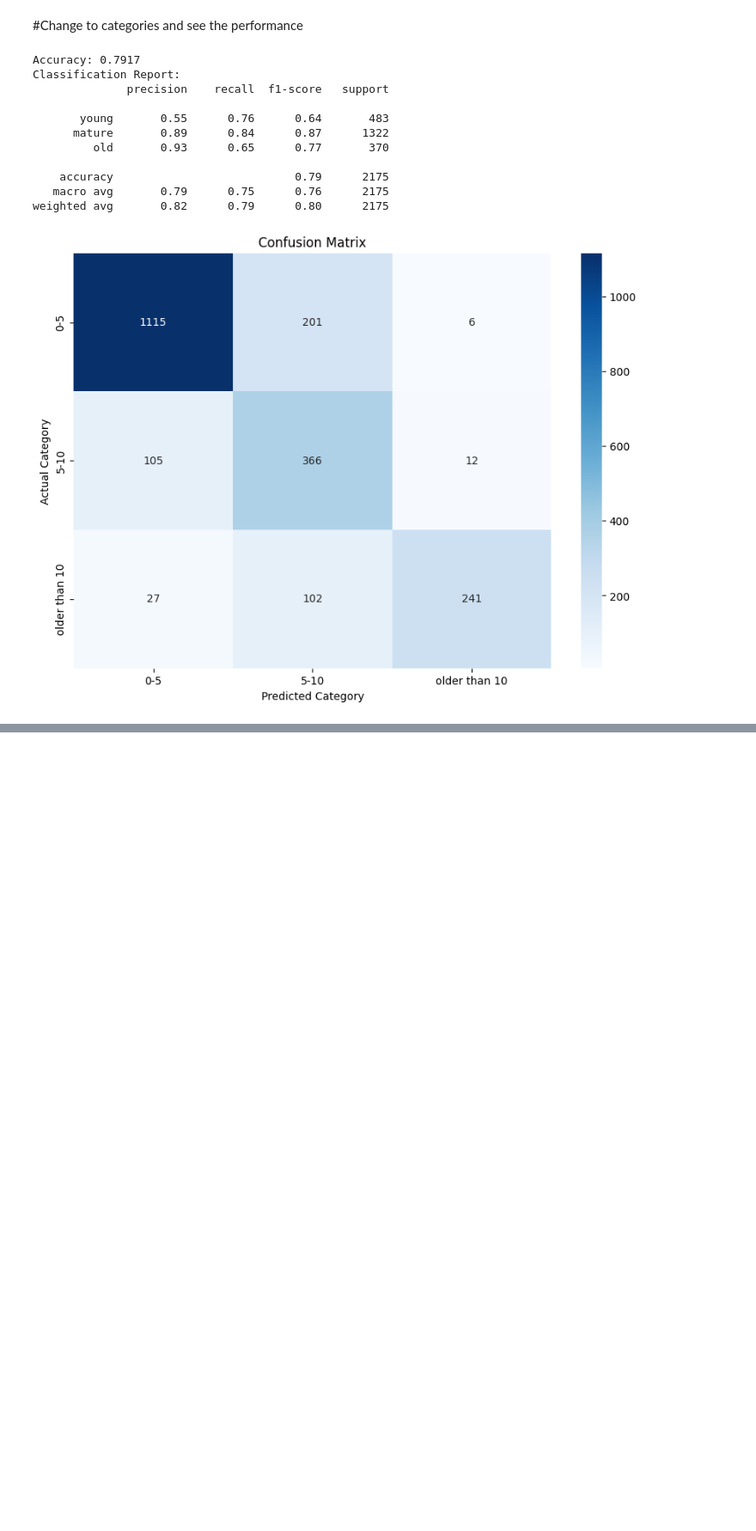
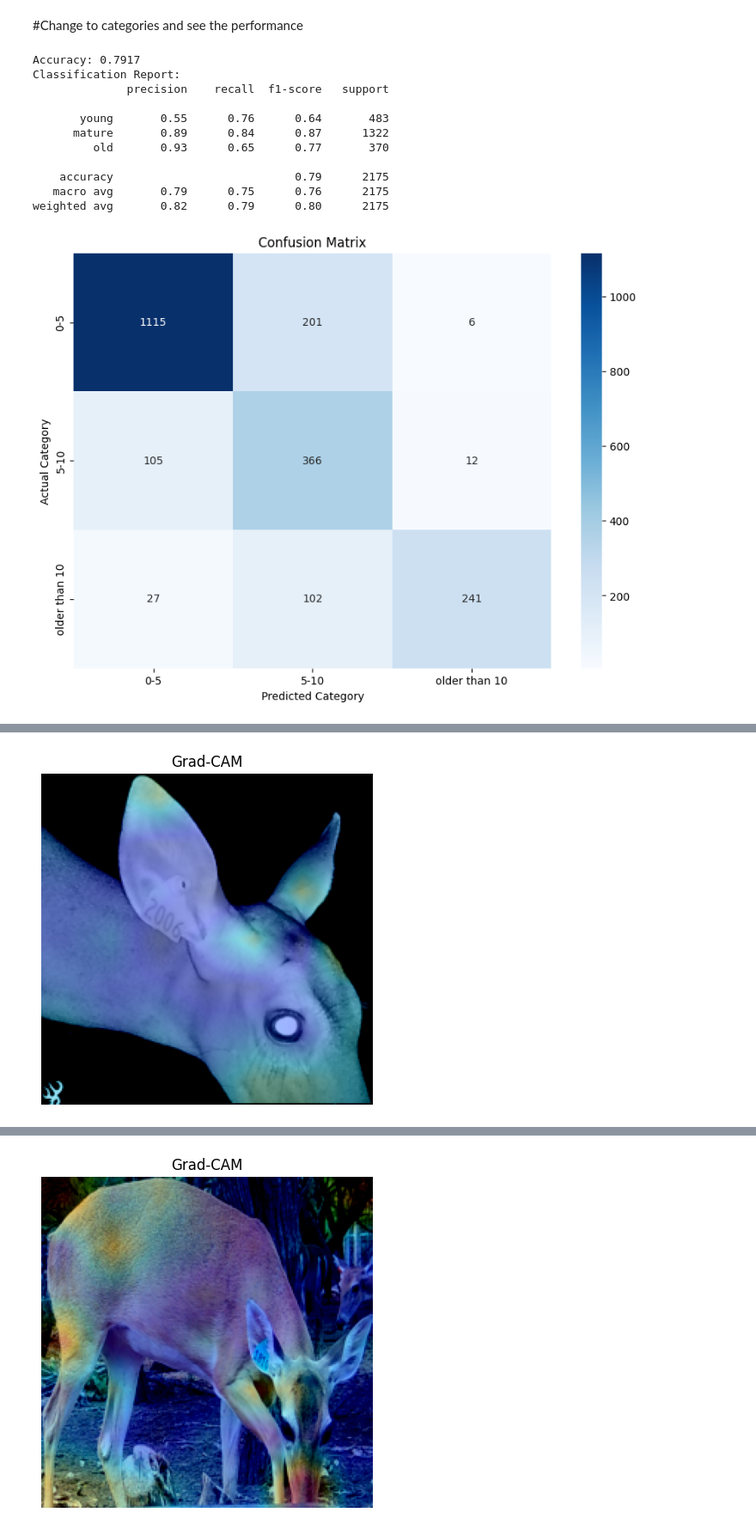
Before and after one commit to tommymmcguire/DeerAI-540, a Jupyter notebook: resnet.ipynb, the cells around one changed output, grey strips where cells are left out. Shown at 86% size. Saved outputs shown, nothing was run; the diff lists cells and outputs as text; code cells hidden in the pictures; blank space fills up the shorter version.

```diff
--- a/resnet.ipynb
+++ b/resnet.ipynb
@@ -1057,0 +1039,77 @@ plt.show()
+# %%
+import torch
+from torchvision.models import resnet50
+from torchvision.transforms import Compose, Resize, ToTensor, Normalize
+from PIL import Image
+import matplotlib.pyplot as plt
+import numpy as np
+from gradcam.utils import visualize_cam
+from gradcam import GradCAM, GradCAMpp
+import os
+import random
+from torchvision import models
+import torch.nn as nn
+import torch
+from torch import optim
+from sklearn.metrics import mean_absolute_error, mean_squared_error
+from math import sqrt
+from tqdm import tqdm
+
+# Assuming 'device' is defined (e.g., device = torch.device("cuda:0" if torch.cuda.is_available() else "cpu"))
+device = torch.device("cuda:0" if torch.cuda.is_available() else "cpu")
+
+# Re-create the same model architecture
+model = models.resnet50(pretrained=True)
+num_ftrs = model.fc.in_features
+model.fc = nn.Linear(num_ftrs, 1)
+model = model.to(device)
+
+# Load the best model weights
+model_save_path = './drive/MyDrive/CKWRI Deer Photos/best_model_weights.pth'
+model.load_state_dict(torch.load(model_save_path, map_location=device))
+
+# Set the model to evaluation mode
+model.eval()
+
+# Specify the target layer for GradCAM
+target_layer = model.layer4[-1]
+
+# Initialize GradCAM. Note the corrected parameter usage here
+gradcam = GradCAM(model, target_layer)
+
+# Define preprocessing function
+preprocess = Compose([
+    Resize((224, 224)),
+    ToTensor(),
+    Normalize(mean=[0.485, 0.456, 0.406], std=[0.229, 0.224, 0.225]),
+])
+
+# Assuming the paths to your dataset directories are correctly set
+test_dir = './drive/MyDrive/CKWRI Deer Photos/datasets/test'
+
+# Randomly select 5 images from the test directory
+test_images = random.sample(os.listdir(test_dir), 5)
+
+# Visualize Grad-CAM for the selected images
+for image_name in test_images:
+    img_path = os.path.join(test_dir, image_name)
+    img = Image.open(img_path).convert("RGB")
+    input_tensor = preprocess(img).unsqueeze(0).to(device)
+
+    # Generate the CAM mask and overlay it on the image
+    mask, _ = gradcam(input_tensor)
+    heatmap, result = visualize_cam(mask, input_tensor)
+
+    # Before displaying the image, convert 'result' to the appropriate format
+    result = result.squeeze()  # Remove the batch dimension if present
+    if len(result.shape) == 3:  # If result has three dimensions (C, H, W)
+        result = result.permute(1, 2, 0)  # Change to (H, W, C)
+    result = result.cpu().numpy()  # Move to CPU and convert to NumPy array
+
+    # Now 'result' is ready to be displayed with plt.imshow
+    plt.figure(figsize=(10, 5))
+    plt.imshow(result)
+    plt.title('Grad-CAM')
+    plt.axis('off')
+    plt.show()
+# %% [output]
@@ -1057,0 +1117 @@ plt.show()
+[figure, added]
@@ -1057,0 +1119 @@ plt.show()
+[figure, added]
```
Also changed, not shown: parts of 6 cells of this notebook.
